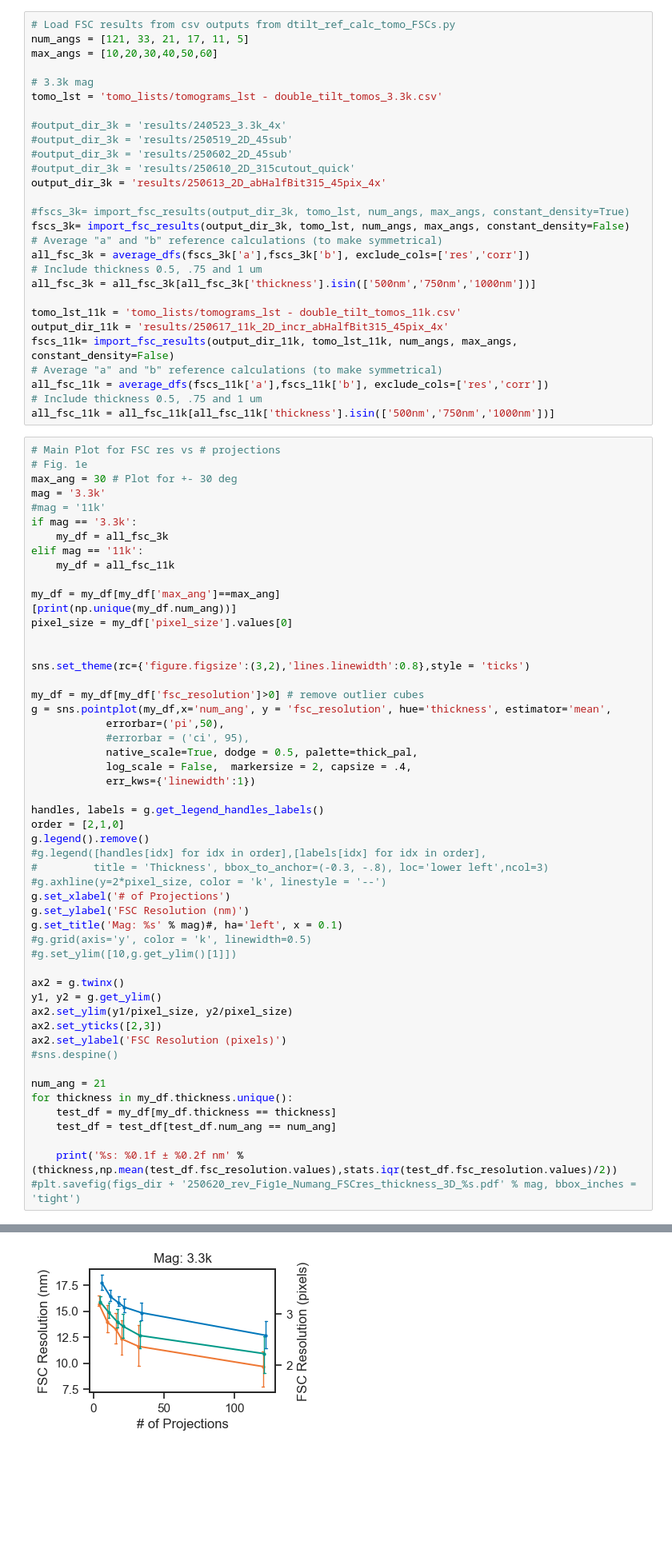
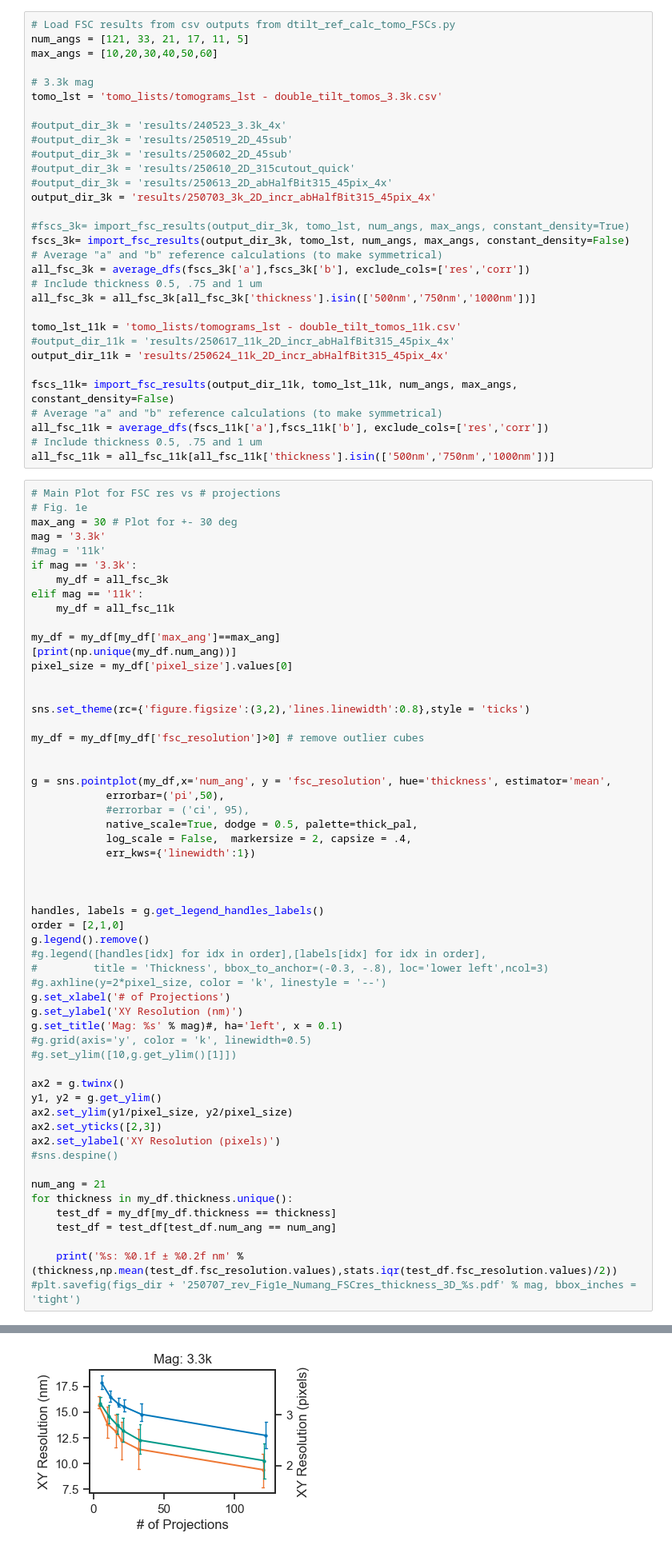
Before and after one commit to kuan-lab/tem-tomo, a Jupyter notebook: 250614_plot_FSC_figs.ipynb, the cells around one changed output, grey strips where cells are left out. Shown at 80% size. Saved outputs shown, nothing was run; the diff lists cells and outputs as text; blank space fills up the shorter version.

```diff
--- a/250614_plot_FSC_figs.ipynb
+++ b/250614_plot_FSC_figs.ipynb
@@ -97,7 +97,8 @@ tomo_lst = 'tomo_lists/tomograms_lst - double_tilt_tomos_3.3k.csv'
 #output_dir_3k = 'results/250519_2D_45sub'
 #output_dir_3k = 'results/250602_2D_45sub'
 #output_dir_3k = 'results/250610_2D_315cutout_quick'
-output_dir_3k = 'results/250613_2D_abHalfBit315_45pix_4x'
+#output_dir_3k = 'results/250613_2D_abHalfBit315_45pix_4x'
+output_dir_3k = 'results/250703_3k_2D_incr_abHalfBit315_45pix_4x'
 
 #fscs_3k= import_fsc_results(output_dir_3k, tomo_lst, num_angs, max_angs, constant_density=True)
 fscs_3k= import_fsc_results(output_dir_3k, tomo_lst, num_angs, max_angs, constant_density=False)
@@ -107,7 +108,9 @@ all_fsc_3k = average_dfs(fscs_3k['a'],fscs_3k['b'], exclude_cols=['res','corr'])
 all_fsc_3k = all_fsc_3k[all_fsc_3k['thickness'].isin(['500nm','750nm','1000nm'])]
 
 tomo_lst_11k = 'tomo_lists/tomograms_lst - double_tilt_tomos_11k.csv'
-output_dir_11k = 'results/250617_11k_2D_incr_abHalfBit315_45pix_4x'
+#output_dir_11k = 'results/250617_11k_2D_incr_abHalfBit315_45pix_4x'
+output_dir_11k = 'results/250624_11k_2D_incr_abHalfBit315_45pix_4x'
+
 fscs_11k= import_fsc_results(output_dir_11k, tomo_lst_11k, num_angs, max_angs, constant_density=False)
 # Average "a" and "b" reference calculations (to make symmetrical)
 all_fsc_11k = average_dfs(fscs_11k['a'],fscs_11k['b'], exclude_cols=['res','corr'])
@@ -132,12 +135,16 @@ pixel_size = my_df['pixel_size'].values[0]
 sns.set_theme(rc={'figure.figsize':(3,2),'lines.linewidth':0.8},style = 'ticks')
 
 my_df = my_df[my_df['fsc_resolution']>0] # remove outlier cubes
+
+
 g = sns.pointplot(my_df,x='num_ang', y = 'fsc_resolution', hue='thickness', estimator='mean',
             errorbar=('pi',50),
             #errorbar = ('ci', 95),
             native_scale=True, dodge = 0.5, palette=thick_pal,
             log_scale = False,  markersize = 2, capsize = .4,
             err_kws={'linewidth':1})
+
+
 
 handles, labels = g.get_legend_handles_labels()
 order = [2,1,0]
@@ -146,7 +153,7 @@ g.legend().remove()
 #         title = 'Thickness', bbox_to_anchor=(-0.3, -.8), loc='lower left',ncol=3)
 #g.axhline(y=2*pixel_size, color = 'k', linestyle = '--')
 g.set_xlabel('# of Projections')
-g.set_ylabel('FSC Resolution (nm)')
+g.set_ylabel('XY Resolution (nm)')
 g.set_title('Mag: %s' % mag)#, ha='left', x = 0.1)
 #g.grid(axis='y', color = 'k', linewidth=0.5)
 #g.set_ylim([10,g.get_ylim()[1]])
@@ -155,7 +162,7 @@ ax2 = g.twinx()
 y1, y2 = g.get_ylim()
 ax2.set_ylim(y1/pixel_size, y2/pixel_size)
 ax2.set_yticks([2,3])
-ax2.set_ylabel('FSC Resolution (pixels)')
+ax2.set_ylabel('XY Resolution (pixels)')
 #sns.despine()
 
 num_ang = 21
@@ -164,6 +171,6 @@ for thickness in my_df.thickness.unique():
     test_df = test_df[test_df.num_ang == num_ang]
 
     print('%s: %0.1f ± %0.2f nm' % (thickness,np.mean(test_df.fsc_resolution.values),stats.iqr(test_df.fsc_resolution.values)/2))
-#plt.savefig(figs_dir + '250620_rev_Fig1e_Numang_FSCres_thickness_3D_%s.pdf' % mag, bbox_inches = 'tight')
+#plt.savefig(figs_dir + '250707_rev_Fig1e_Numang_FSCres_thickness_3D_%s.pdf' % mag, bbox_inches = 'tight')
 # %% [output]
 [  5.  11.  17.  21.  33. 121.]
@@ -173,4 +180,4 @@ for thickness in my_df.thickness.unique():
-[figure, old version]
+[figure, new version]
 # %%
 # Main Plot for FSC res vs # projections
 # Fig. 1f
```
Also changed, not shown: parts of 4 cells of this notebook, 2 other files.
